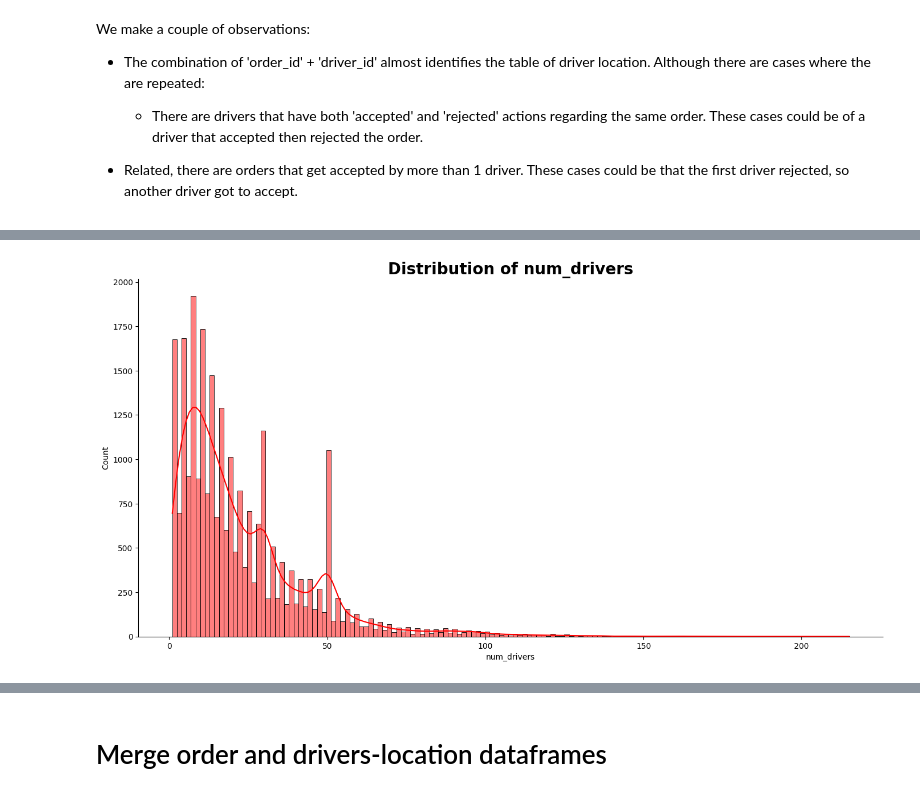
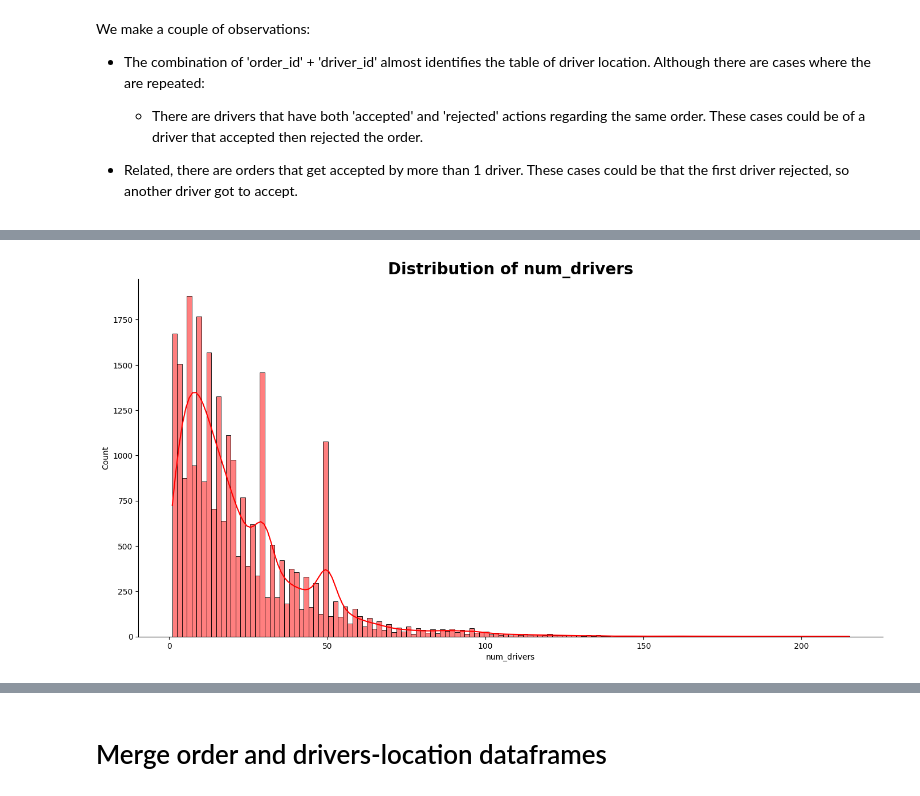
Before and after one commit to emtinanseo/Optimization-with-Causal-Inference, a Jupyter notebook: notebooks/eda_merge.ipynb, the cells around one changed output, grey strips where cells are left out. Cells and saved outputs as stored; diff of their text form; code cells hidden in the pictures.

```diff
--- a/notebooks/eda_merge.ipynb
+++ b/notebooks/eda_merge.ipynb
@@ -231,14 +267,18 @@ We make a couple of observations:
 # %%
 df = pd.DataFrame()
 
-df['order_id'] = clean_driversloc['order_id']
+df['order_id'] = driver_locations['order_id']
 
-df['driver_id'] = clean_driversloc['driver_id']
+df['fulfilled'] = driver_locations['fulfilled']
+
+df['driver_id'] = driver_locations['driver_id']
 
 df.drop_duplicates(inplace= True)
 
 
-drivers_per_orders = df.groupby('order_id').count()
+drivers_per_orders = df.groupby(['order_id', 'fulfilled']).agg({'driver_id': 'count'})
 
 drivers_per_orders.rename(columns={'driver_id': 'num_drivers'}, inplace=True)
+
+drivers_per_orders.reset_index(inplace=True)
 # %%
@@ -256,4 +308,4 @@ drivers_per_orders.describe()
 # %%
-plot.plot_hist(drivers_per_orders, 'num_drivers', 'red')
+plot.plot_hist(drivers_per_orders[drivers_per_orders['fulfilled']==1], 'num_drivers', 'red')
 # %% [output]
-[figure, old version]
+[figure, new version]
```
Also changed, not shown: parts of 56 cells of this notebook.
